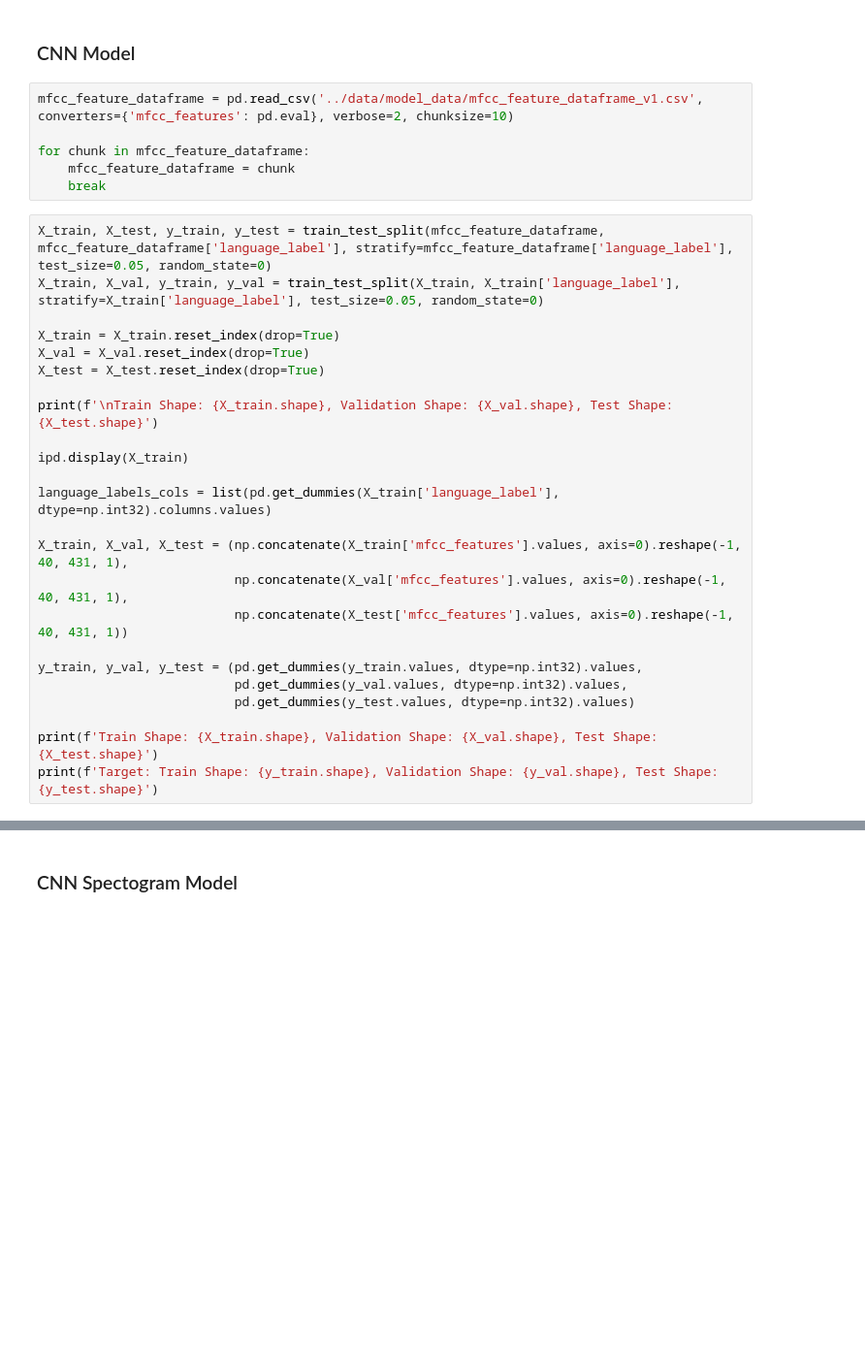
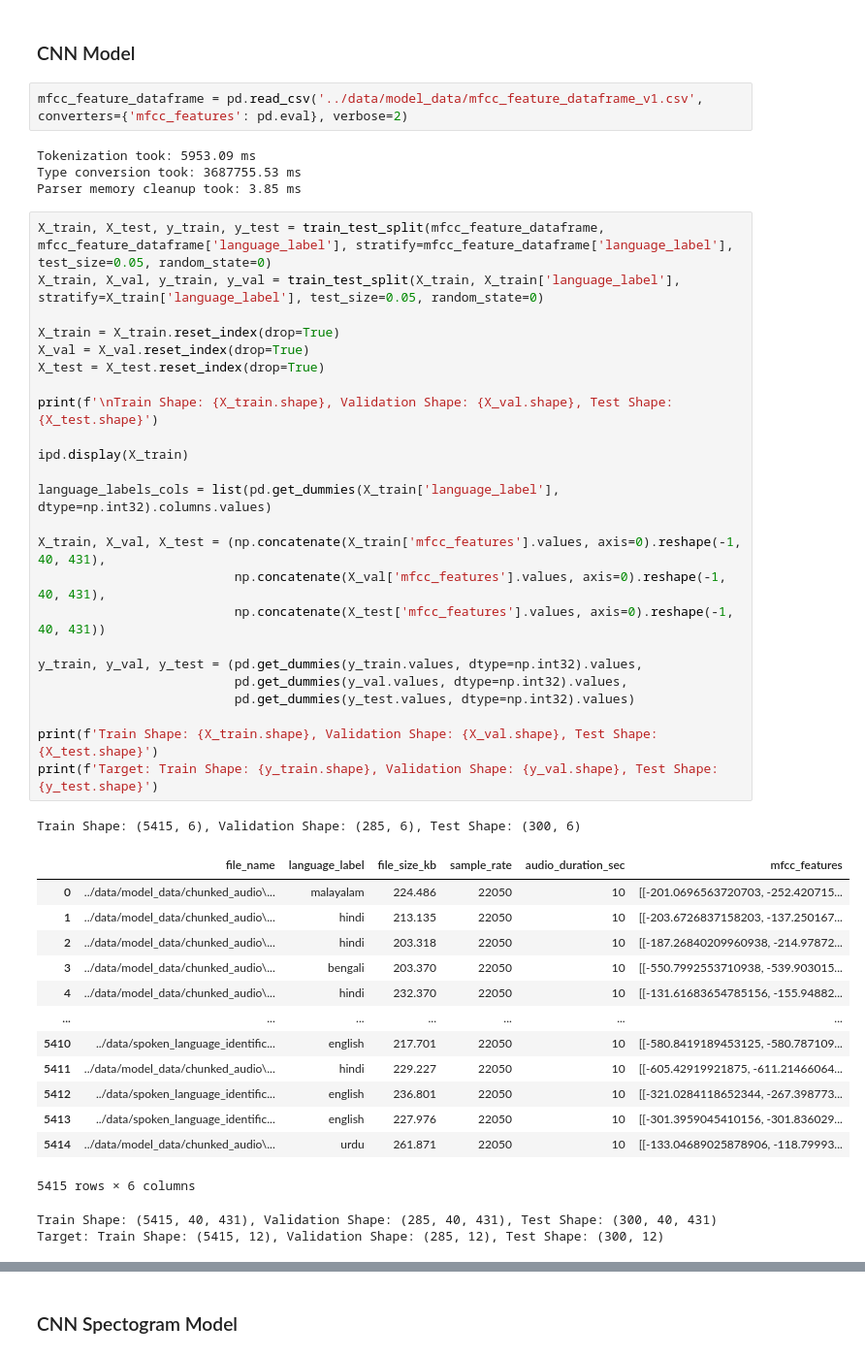
Before and after one commit to default741/speak-sense, a Jupyter notebook: notebooks/speak-sense-model-training-notebook.ipynb, the cells around one changed output, grey strips where cells are left out. Shown at 97% size. Cells and saved outputs as stored; diff of their text form; blank space fills up the shorter version.

Commit message:
model training and model testing script

```diff
--- a/notebooks/speak-sense-model-training-notebook.ipynb
+++ b/notebooks/speak-sense-model-training-notebook.ipynb
@@ -320,35 +693,52 @@ plt.show()
 # %% [markdown]
 ### CNN Model
 # %%
-mfcc_feature_dataframe = pd.read_csv('../data/model_data/mfcc_feature_dataframe_v1.csv', converters={'mfcc_features': pd.eval}, verbose=2, chunksize=10)
-
-for chunk in mfcc_feature_dataframe:
-    mfcc_feature_dataframe = chunk
-    break
+mfcc_feature_dataframe = pd.read_csv('../data/model_data/mfcc_feature_dataframe_v1.csv', converters={'mfcc_features': pd.eval}, verbose=2)
+# %% [output]
+Tokenization took: 5953.09 ms
+Type conversion took: 3687755.53 ms
+Parser memory cleanup took: 3.85 ms
 # %%
 X_train, X_test, y_train, y_test = train_test_split(mfcc_feature_dataframe, mfcc_feature_dataframe['language_label'], stratify=mfcc_feature_dataframe['language_label'], test_size=0.05, random_state=0)
 X_train, X_val, y_train, y_val = train_test_split(X_train, X_train['language_label'], stratify=X_train['language_label'], test_size=0.05, random_state=0)
 
 X_train = X_train.reset_index(drop=True)
 X_val = X_val.reset_index(drop=True)
 X_test = X_test.reset_index(drop=True)
 
 print(f'\nTrain Shape: {X_train.shape}, Validation Shape: {X_val.shape}, Test Shape: {X_test.shape}')
 
 ipd.display(X_train)
 
 language_labels_cols = list(pd.get_dummies(X_train['language_label'], dtype=np.int32).columns.values)
 
-X_train, X_val, X_test = (np.concatenate(X_train['mfcc_features'].values, axis=0).reshape(-1, 40, 431, 1),
-                          np.concatenate(X_val['mfcc_features'].values, axis=0).reshape(-1, 40, 431, 1),
-                          np.concatenate(X_test['mfcc_features'].values, axis=0).reshape(-1, 40, 431, 1))
+X_train, X_val, X_test = (np.concatenate(X_train['mfcc_features'].values, axis=0).reshape(-1, 40, 431),
+                          np.concatenate(X_val['mfcc_features'].values, axis=0).reshape(-1, 40, 431),
+                          np.concatenate(X_test['mfcc_features'].values, axis=0).reshape(-1, 40, 431))
 
 y_train, y_val, y_test = (pd.get_dummies(y_train.values, dtype=np.int32).values,
                           pd.get_dummies(y_val.values, dtype=np.int32).values,
                           pd.get_dummies(y_test.values, dtype=np.int32).values)
 
 print(f'Train Shape: {X_train.shape}, Validation Shape: {X_val.shape}, Test Shape: {X_test.shape}')
 print(f'Target: Train Shape: {y_train.shape}, Validation Shape: {y_val.shape}, Test Shape: {y_test.shape}')
+# %% [output]
+Train Shape: (5415, 6), Validation Shape: (285, 6), Test Shape: (300, 6)
+|  | file_name | language_label | file_size_kb | sample_rate | audio_duration_sec | mfcc_features |
+| 0 | ../data/model_data/chunked_audio\... | malayalam | 224.486 | 22050 | 10 | [[-201.0696563720703, -252.420715... |
+| 1 | ../data/model_data/chunked_audio\... | hindi | 213.135 | 22050 | 10 | [[-203.6726837158203, -137.250167... |
+| 2 | ../data/model_data/chunked_audio\... | hindi | 203.318 | 22050 | 10 | [[-187.26840209960938, -214.97872... |
+| 3 | ../data/model_data/chunked_audio\... | bengali | 203.370 | 22050 | 10 | [[-550.7992553710938, -539.903015... |
+| 4 | ../data/model_data/chunked_audio\... | hindi | 232.370 | 22050 | 10 | [[-131.61683654785156, -155.94882... |
+| ... | ... | ... | ... | ... | ... | ... |
+| 5410 | ../data/spoken_language_identific... | english | 217.701 | 22050 | 10 | [[-580.8419189453125, -580.787109... |
+| 5411 | ../data/model_data/chunked_audio\... | hindi | 229.227 | 22050 | 10 | [[-605.42919921875, -611.21466064... |
+| 5412 | ../data/spoken_language_identific... | english | 236.801 | 22050 | 10 | [[-321.0284118652344, -267.398773... |
+| 5413 | ../data/spoken_language_identific... | english | 227.976 | 22050 | 10 | [[-301.3959045410156, -301.836029... |
+| 5414 | ../data/model_data/chunked_audio\... | urdu | 261.871 | 22050 | 10 | [[-133.04689025878906, -118.79993... |
+5415 rows × 6 columns
+Train Shape: (5415, 40, 431), Validation Shape: (285, 40, 431), Test Shape: (300, 40, 431)
+Target: Train Shape: (5415, 12), Validation Shape: (285, 12), Test Shape: (300, 12)
 # %%
 scaler_object = StandardScaler()
 
```
Also changed, not shown: parts of 65 cells of this notebook, 1 other file.
